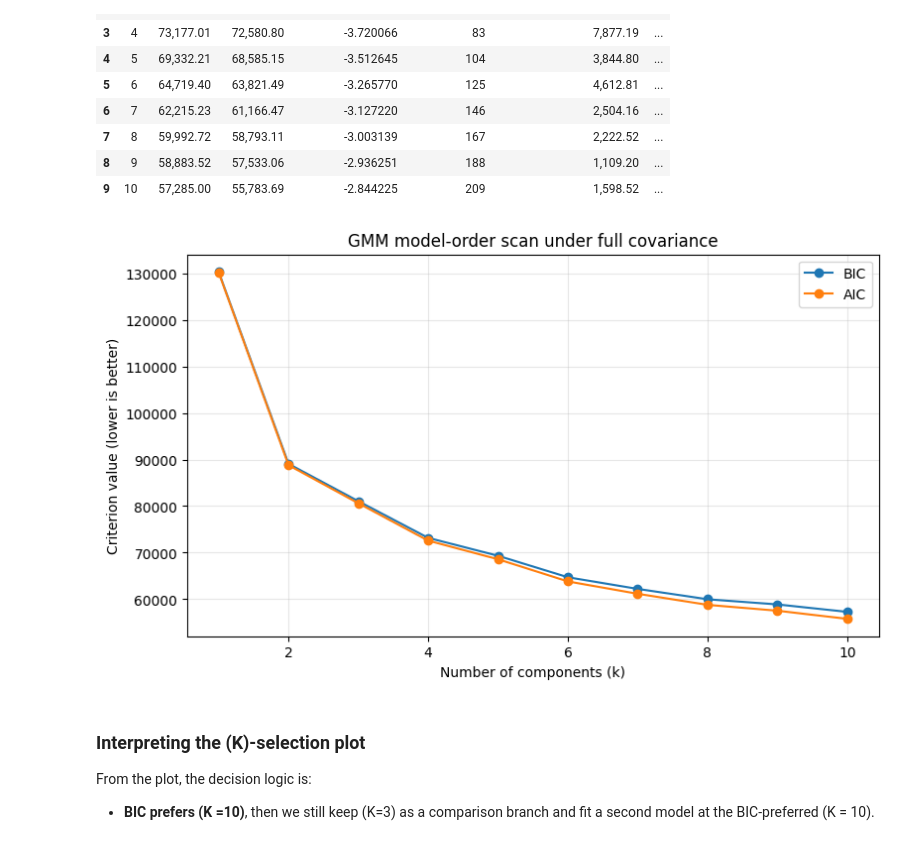
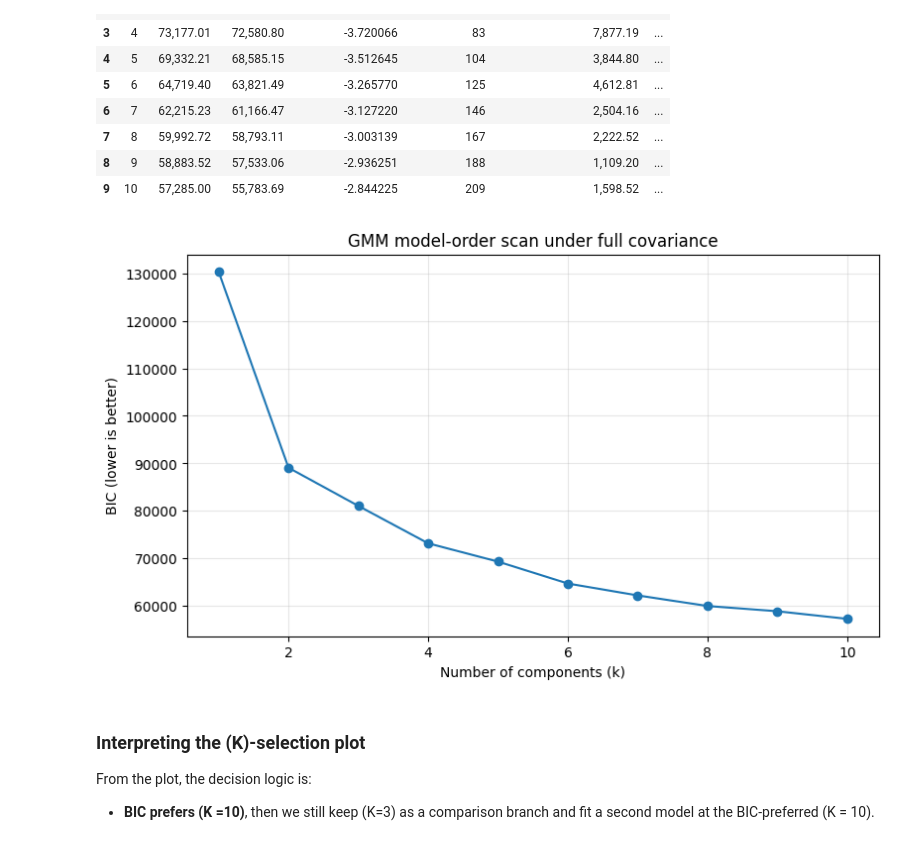
Before and after one commit to DaerenKim/IT1244-Astral-Sentiment-Analysis-Clustering, a Jupyter notebook: models_forming/3_gmm.ipynb, the cells around one changed output. Drawn from its saved outputs; the diff is of its cells as text; code cells hidden in the pictures.

```diff
--- a/models_forming/3_gmm.ipynb
+++ b/models_forming/3_gmm.ipynb
@@ -238,15 +238,13 @@ display(k_scan_results.style.format({
 # %%
 fig, ax = plt.subplots(figsize=(9, 5))
 ax.plot(k_scan_results["k"], k_scan_results["bic"], marker="o", label="BIC")
-ax.plot(k_scan_results["k"], k_scan_results["aic"], marker="o", label="AIC")
 ax.set_title("GMM model-order scan under full covariance")
 ax.set_xlabel("Number of components (k)")
-ax.set_ylabel("Criterion value (lower is better)")
+ax.set_ylabel("BIC (lower is better)")
 ax.grid(alpha=0.3)
-ax.legend()
 plt.show()
 # %% [output]
-[figure, old version]
+[figure, new version]
 # %% [markdown]
 ### Interpreting the \(K\)-selection plot
 
```
